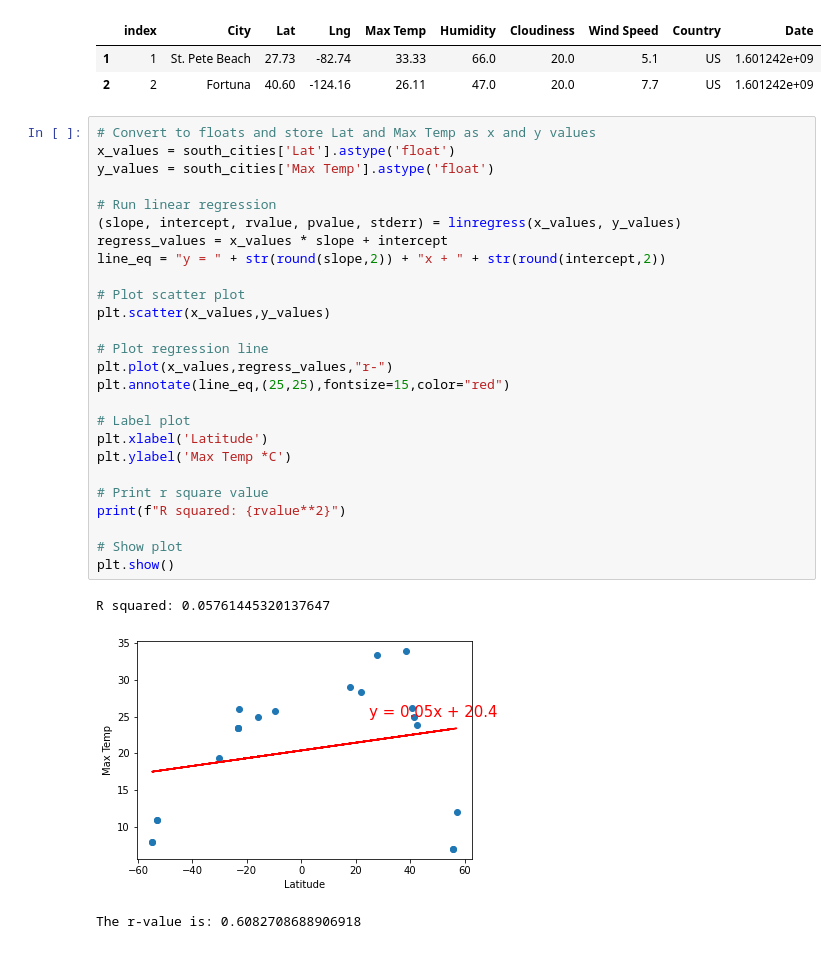
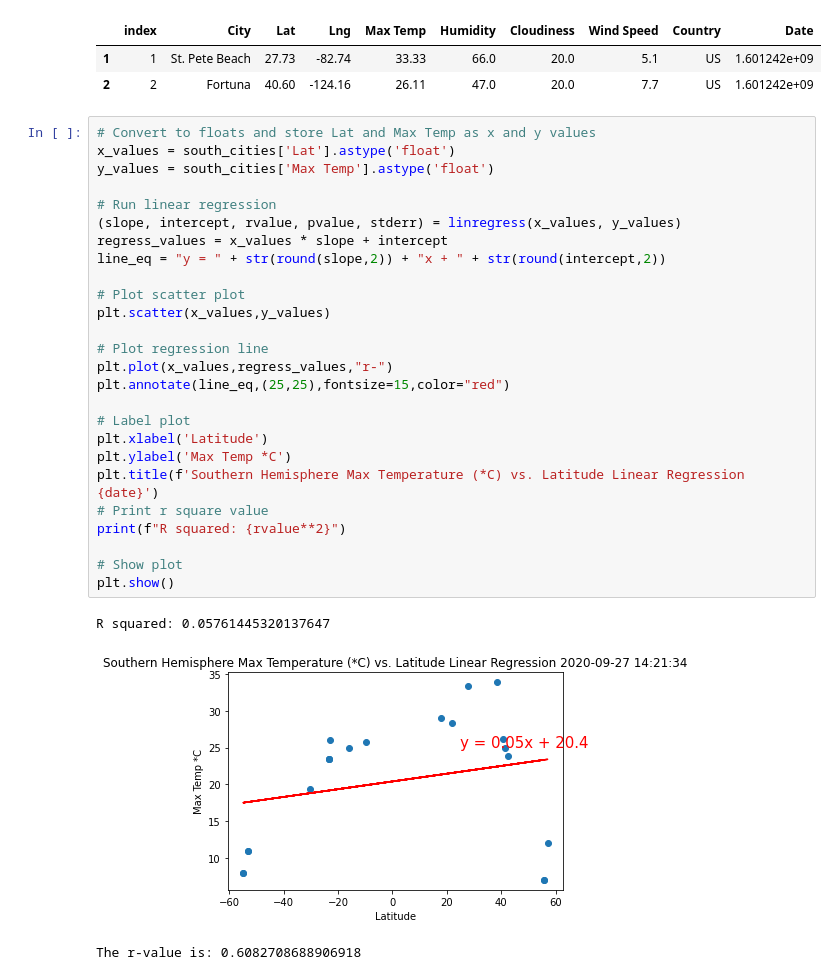
Before and after one commit to rarconaut/python-api-challenge, a Jupyter notebook: WeatherPy/WeatherPy.ipynb, the cells around one changed output. Drawn from its saved outputs; the diff is of its cells as text.

```diff
--- a/WeatherPy/WeatherPy.ipynb
+++ b/WeatherPy/WeatherPy.ipynb
@@ -414,32 +431,32 @@ south_cities.head(2)
 # %%
 # Convert to floats and store Lat and Max Temp as x and y values
 x_values = south_cities['Lat'].astype('float')
 y_values = south_cities['Max Temp'].astype('float')
 
 # Run linear regression
 (slope, intercept, rvalue, pvalue, stderr) = linregress(x_values, y_values)
 regress_values = x_values * slope + intercept
 line_eq = "y = " + str(round(slope,2)) + "x + " + str(round(intercept,2))
 
 # Plot scatter plot
 plt.scatter(x_values,y_values)
 
 # Plot regression line
 plt.plot(x_values,regress_values,"r-")
 plt.annotate(line_eq,(25,25),fontsize=15,color="red")
 
 # Label plot
 plt.xlabel('Latitude')
 plt.ylabel('Max Temp *C')
-
+plt.title(f'Southern Hemisphere Max Temperature (*C) vs. Latitude Linear Regression {date}')
 # Print r square value
 print(f"R squared: {rvalue**2}")
 
 # Show plot
 plt.show()
 # %% [output]
 R squared: 0.05761445320137647
-[figure, old version]
+[figure, new version]
 # %%
 # %% [output]
 The r-value is: 0.6082708688906918
```
Also changed, not shown: parts of 15 cells of this notebook.
